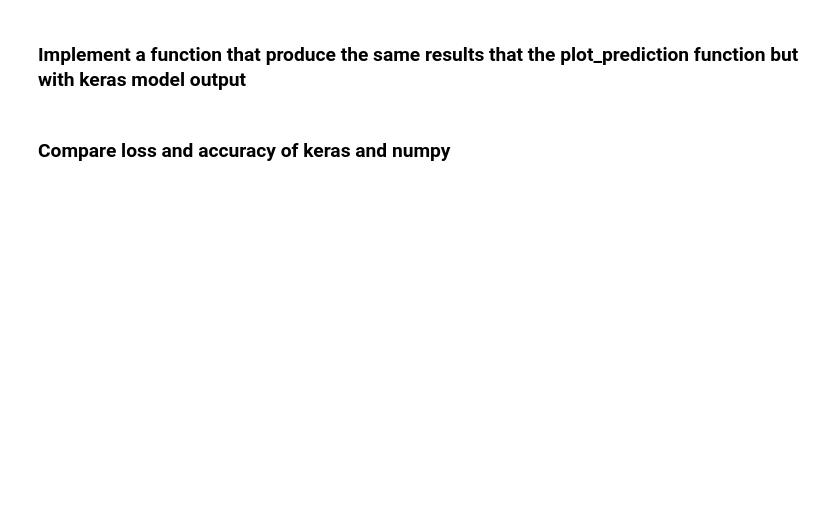
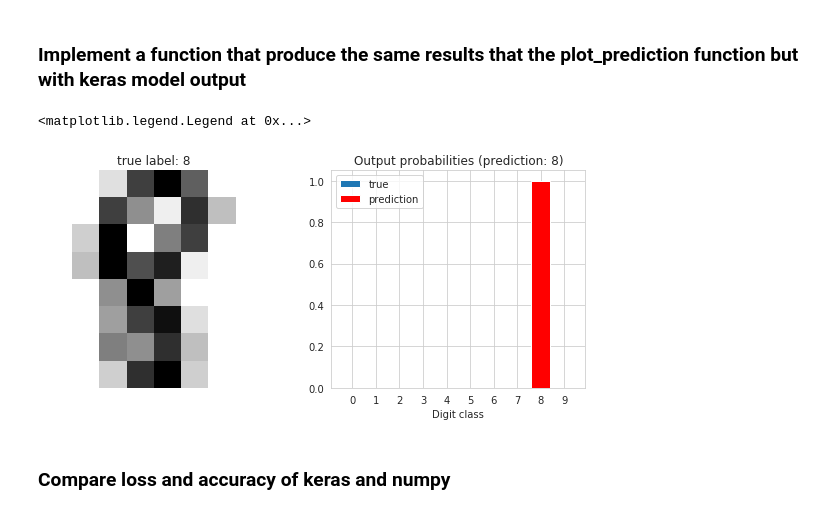
Before and after one commit to wikistat/High-Dimensional-Deep-Learning, a Jupyter notebook: BackPropagation/backpropagation.ipynb, the cells around one changed output. Saved outputs shown, nothing was run; the diff lists cells and outputs as text; code cells hidden in the pictures; blank space fills up the shorter version.

Commit message:
Comment and corrections after test INSA

```diff
--- a/BackPropagation/backpropagation.ipynb
+++ b/BackPropagation/backpropagation.ipynb
@@ -285,3 +356,14 @@ def dsigmoid(X):
+# %%
+# %load solutions/sigmoid.py
+def sigmoid(X):
+    sigX = 1 / (1 + np.exp(-X))
+    return sigX
+
+
+def dsigmoid(X):
+    sig=sigmoid(X)
+    dsig = sig * (1 - sig)
+    return dsig
 # %% [markdown]
 Display the sigmoid function and tis derivative
 # %%
@@ -591,0 +827,10 @@ n_hidden = 10
+# %%
+# %load solutions/mlp_keras.py
+keras_model = Sequential()
+keras_model.add(Dense(n_hidden, input_dim=n_features, activation='sigmoid'))
+keras_model.add(Dense(n_classes, activation='softmax'))
+
+keras_model.compile(optimizer=SGD(lr=3),
+                    loss='categorical_crossentropy', metrics=['accuracy'])
+
+keras_model.fit(X_train, to_categorical(y_train), epochs=15, batch_size=32, validation_data = (X_test, to_categorical(y_test)))
@@ -596,2 +858,27 @@ n_hidden = 10
+# %%
+# %load solutions/plot_prediction_keras.py
+sample_idx = 42
+fig = plt.figure(figsize=(10,4))
+ax = fig.add_subplot(1,2,1)
+ax.imshow(scaler.inverse_transform(X_test[sample_idx]).reshape(8, 8),
+           cmap=plt.cm.gray_r, interpolation='nearest')
+ax.set_title("true label: %d" %y_test[sample_idx])
+ax.axis("off")
+ax.grid(False)
+
+ax1 = fig.add_subplot(1,2,2)
+classes = np.arange(10)
+probabilities = keras_model.predict_proba(X_test, verbose=0)
+ax1.bar(classes, one_hot(len(classes), y_test[sample_idx]), label='true')
+ax1.bar(classes, probabilities[sample_idx], label='prediction', color="red")
+ax1.set_xticks(classes)
+prediction = model.predict(X_test[sample_idx])
+ax1.set_title('Output probabilities (prediction: %d)'
+              % prediction)
+ax1.set_xlabel('Digit class')
+ax1.legend()
+# %% [output]
+<matplotlib.legend.Legend at 0x...>
+[figure, added]
 # %% [markdown]
 ### Compare loss and accuracy of keras and numpy
```
Also changed, not shown: parts of 39 cells of this notebook, 3 other files.
